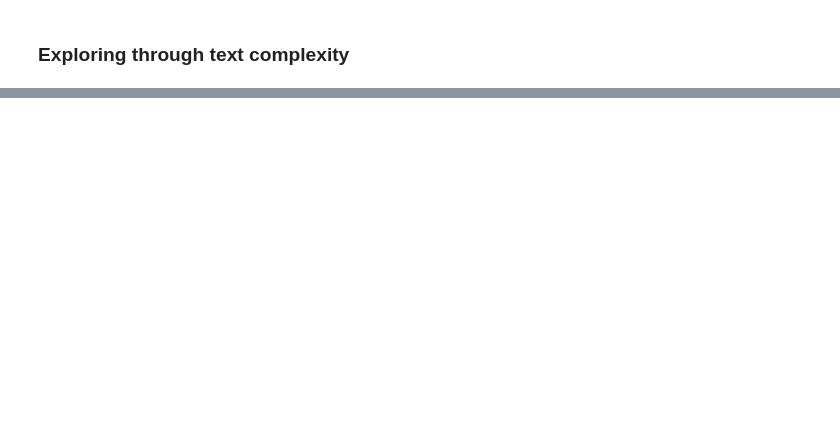
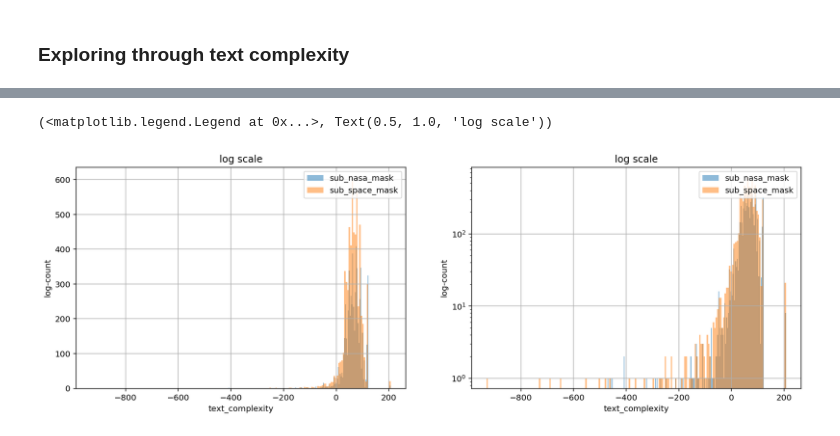
Before and after one commit to Atashnezhad/NLP_Proj2, a Jupyter notebook: Codes/P03_Exploratory data analysis.ipynb, the cells around one changed output, grey strips where cells are left out. Drawn from its saved outputs; the diff is of its cells as text; code cells hidden in the pictures; blank space fills up the shorter version.

```diff
--- a/Codes/P03_Exploratory data analysis.ipynb
+++ b/Codes/P03_Exploratory data analysis.ipynb
@@ -1182,3 +1200,20 @@ df_reddit['text_merged'].\
+# %%
+plt.figure(figsize=(16,5))
+
+plt.subplot(1, 2, 1)
+df_reddit[sub_nasa_mask]['text_complexity'].hist(bins=200, log=False, alpha=0.5, label='sub_nasa_mask')
+df_reddit[sub_space_mask]['text_complexity'].hist(bins=200, log=False, alpha=0.5, label='sub_space_mask')
+plt.xlabel('text_complexity'); plt.ylabel('log-count')
+plt.legend(loc='upper right'), plt.title('log scale')
+
+plt.subplot(1, 2, 2)
+df_reddit[sub_nasa_mask]['text_complexity'].hist(bins=200, log=True, alpha=0.5, label='sub_nasa_mask')
+df_reddit[sub_space_mask]['text_complexity'].hist(bins=200, log=True, alpha=0.5, label='sub_space_mask')
+plt.xlabel('text_complexity'); plt.ylabel('log-count')
+plt.legend(loc='upper right'), plt.title('log scale')
+# %% [output]
+(<matplotlib.legend.Legend at 0x...>, Text(0.5, 1.0, 'log scale'))
+[figure, added]
 # %%
 # x=[i for i in range(len(reading)) if reading[i]<5]
 # df_reddit.iloc[x]['text_merged'].head()
```
Also changed, not shown: parts of 12 cells of this notebook.
